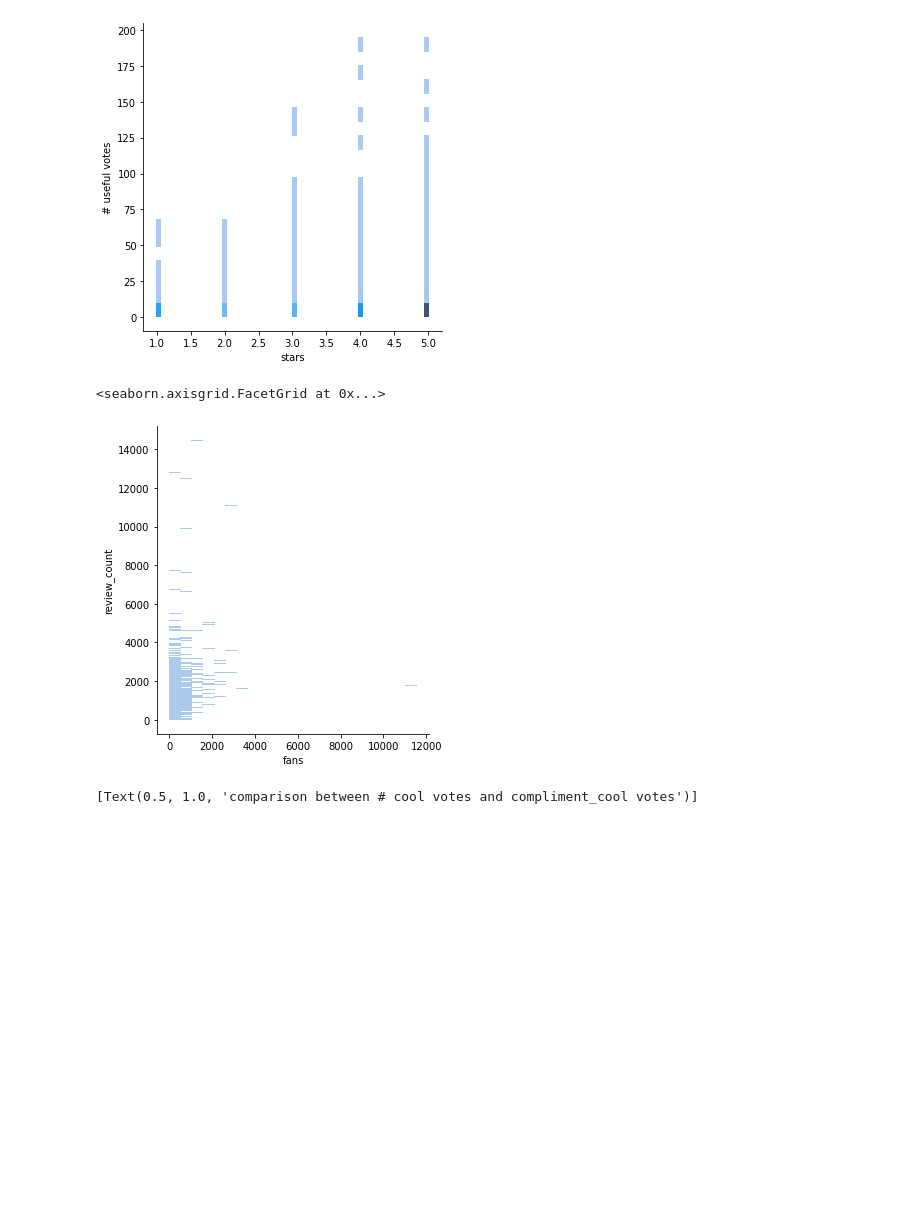
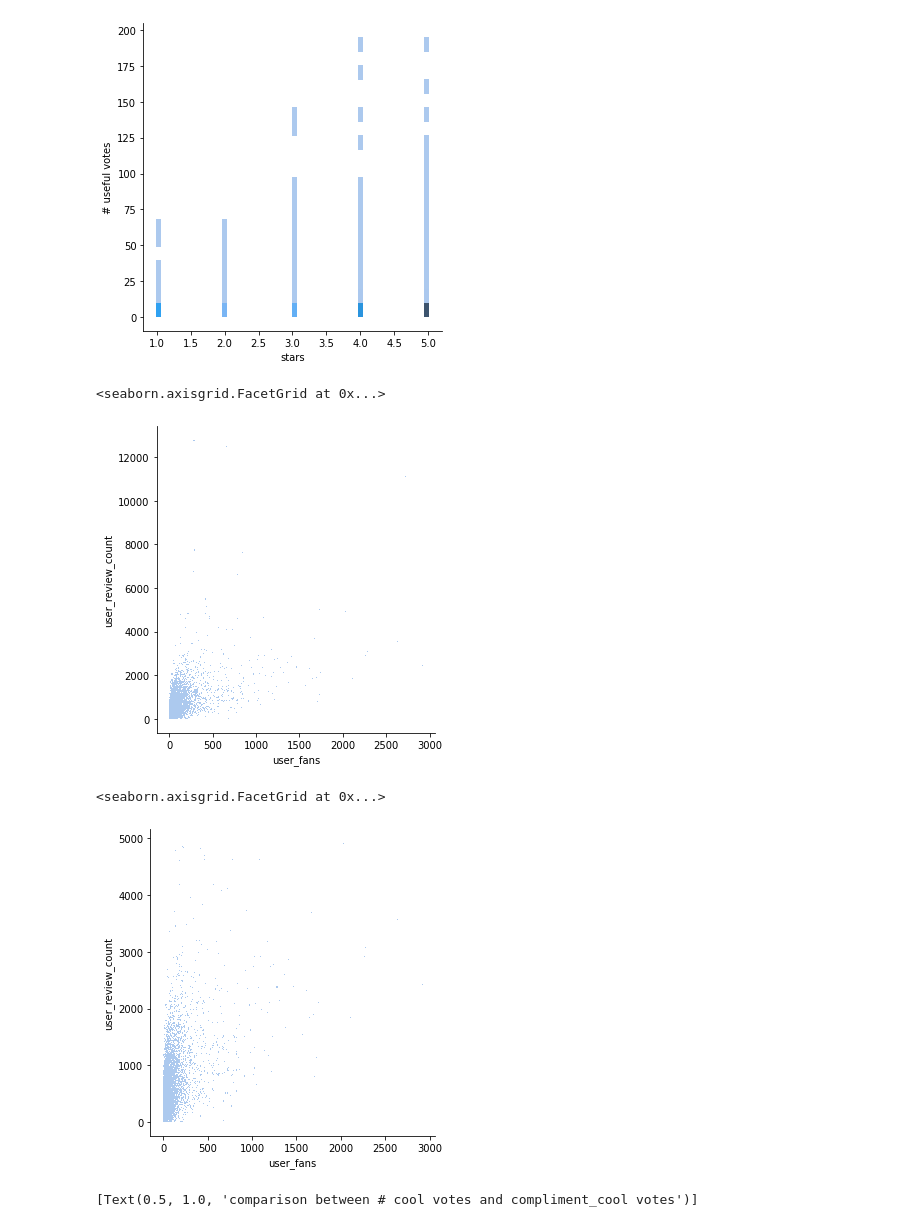
Before and after one commit to FishWith7sMemory/MAST30034-ADS-GroupProj, a Jupyter notebook: Classification.ipynb, the cells around one changed output. Cells and saved outputs as stored; diff of their text form; code cells hidden in the pictures; blank space fills up the shorter version.

```diff
--- a/Classification.ipynb
+++ b/Classification.ipynb
@@ -198,10 +79,15 @@ sns.displot(x="stars", y="cool", data=review).set(ylabel="# useful votes", title
 <seaborn.axisgrid.FacetGrid at 0x...>
 [figure]
 # %%
-sns.displot(x="fans", y="review_count", data=user).set(title="")
+sns.displot(x="user_fans", y="user_review_count", data=df)
 # %% [output]
 <seaborn.axisgrid.FacetGrid at 0x...>
-[figure, old version]
+[figure, new version]
+# %%
+sns.displot(x="user_fans", y="user_review_count", data=df[df["user_review_count"] < 5000])
+# %% [output]
+<seaborn.axisgrid.FacetGrid at 0x...>
+[figure, added]
 # %%
 sns.scatterplot(x="cool", y="compliment_cool", data=user).set(title="comparison between # cool votes and compliment_cool votes")
 # %% [output]
```
Also changed, not shown: parts of 21 cells of this notebook.
